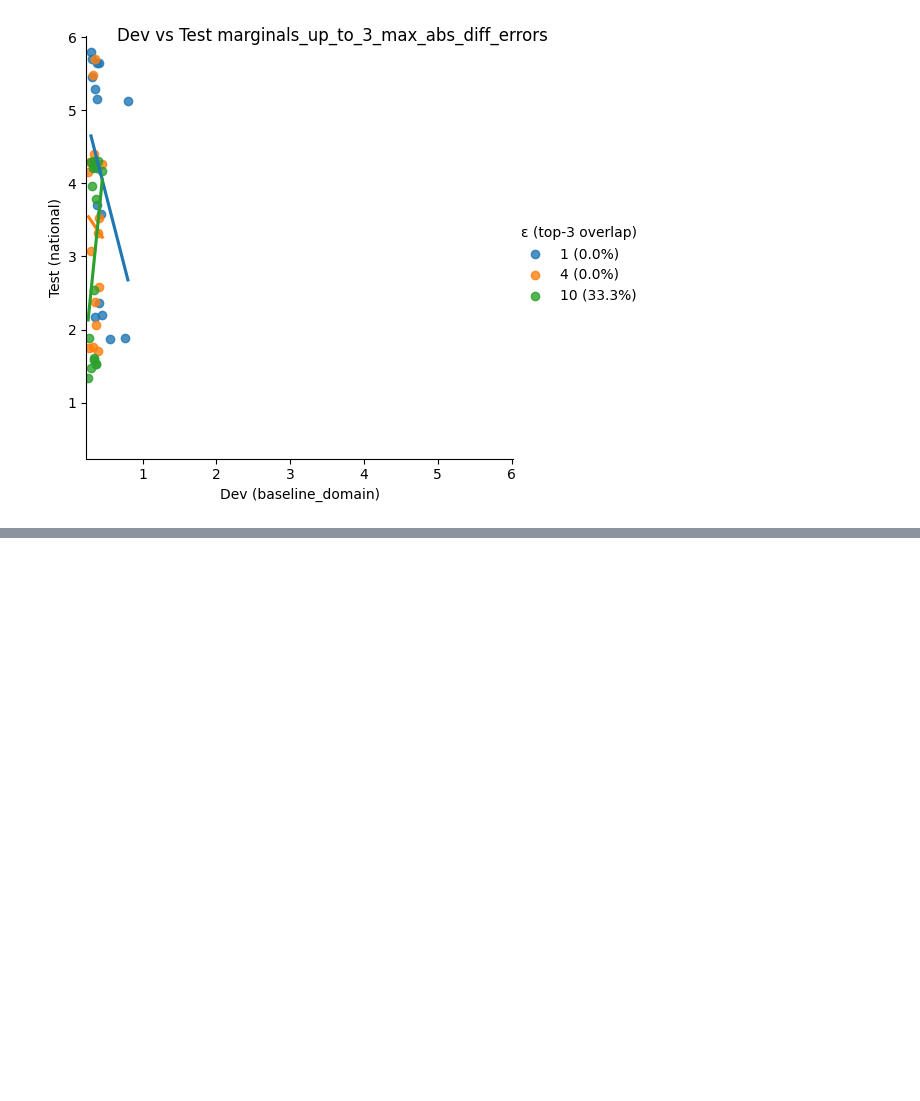
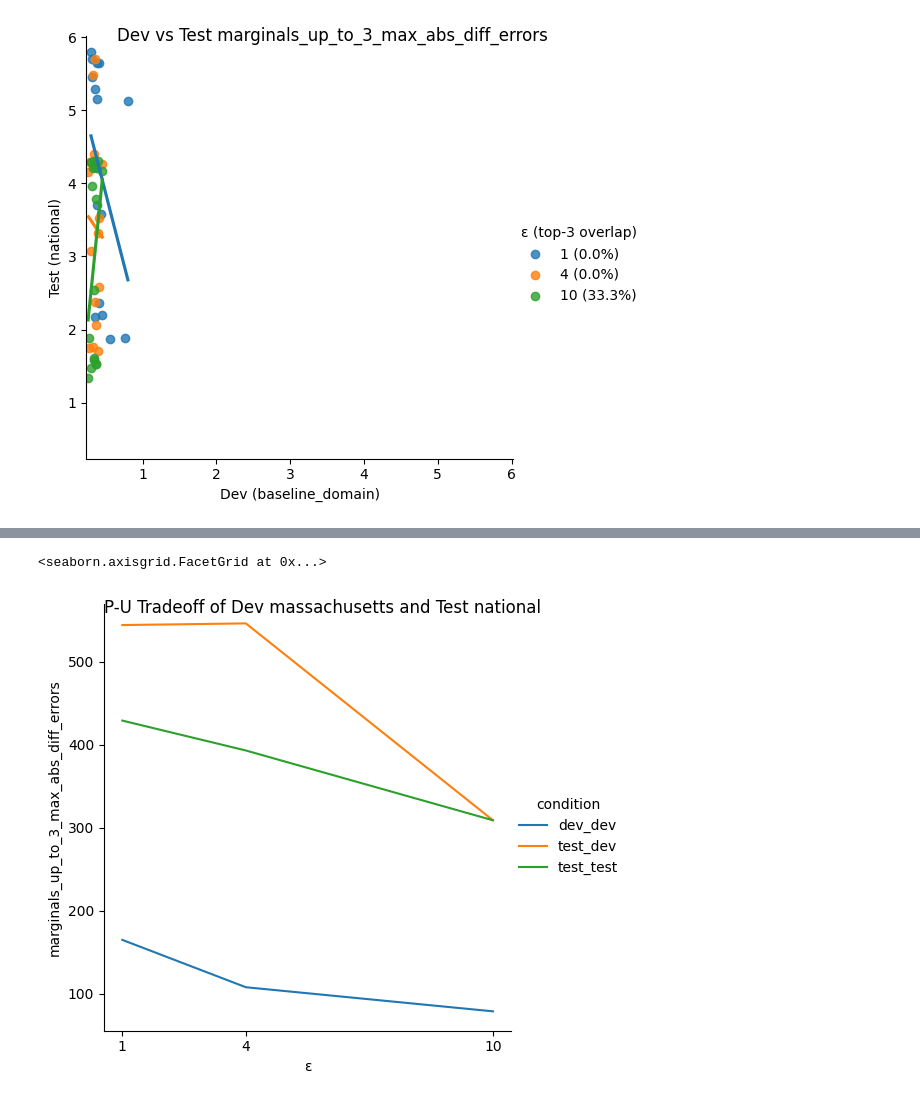
Before and after one commit to shlomihod/YDNPD, a Jupyter notebook: demo.ipynb, the cells around one changed output, grey strips where cells are left out. Cells and saved outputs as stored; diff of their text form; code cells hidden in the pictures; blank space fills up the shorter version.

```diff
--- a/hparams-search.ipynb
+++ b/demo.ipynb
@@ -15,16 +15,16 @@ hparam_mwem_task = HyperParamSearchTask(epsilons=[1, 4, 10], synth_name="mwem",
                                                      "iterations": [10, 20],
                                                      "add_ranges": [False, True]})
 
-hparams_mwem_results = {}
+# hparams_mwem_results = {}
 
-for dataset_name in tqdm(["national", "massachusetts", "baseline_domain"]):
+# for dataset_name in tqdm(["national", "massachusetts", "baseline_domain"]):
 
-    dataset, scheme = load_dataset(dataset_name)
-    with suppress_output():
-        hparams_mwem_results[dataset_name] = hparam_mwem_task.execute(dataset, scheme)
+#     dataset, scheme = load_dataset(dataset_name)
+#     with suppress_output():
+#         hparams_mwem_results[dataset_name] = hparam_mwem_task.execute(dataset, scheme)
 
-# import pickle
-# hparams_mwem_results = pickle.load(open("hparams_mwem_results.pkl", "rb"))
+import pickle
+hparams_mwem_results = pickle.load(open("hparams_mwem_results.pkl", "rb"))
 # %%
 EXPERIMENTS = [("massachusetts", "national"),
                ("baseline_domain", "national")]
@@ -36,3 +36,9 @@ for dev_name, test_name in EXPERIMENTS:
 # %% [output]
 [figure]
 [figure]
+# %%
+tradeoff_mwem_task = PrivacyUtilityTradeoffTask(hparam_mwem_task)
+
+tradeoff_mwem_task.evaluate(hparams_mwem_results,
+                            dev_name="baseline_domain",
+                            test_name="national")
@@ -38,0 +51,7 @@ for dev_name, test_name in EXPERIMENTS:
+# %%
+tradeoff_mwem_task.plot(hparams_mwem_results,
+                        dev_name="massachusetts",
+                        test_name="national")
+# %% [output]
+<seaborn.axisgrid.FacetGrid at 0x...>
+[figure, added]
```
Also changed, not shown: parts of 3 cells of this notebook.
